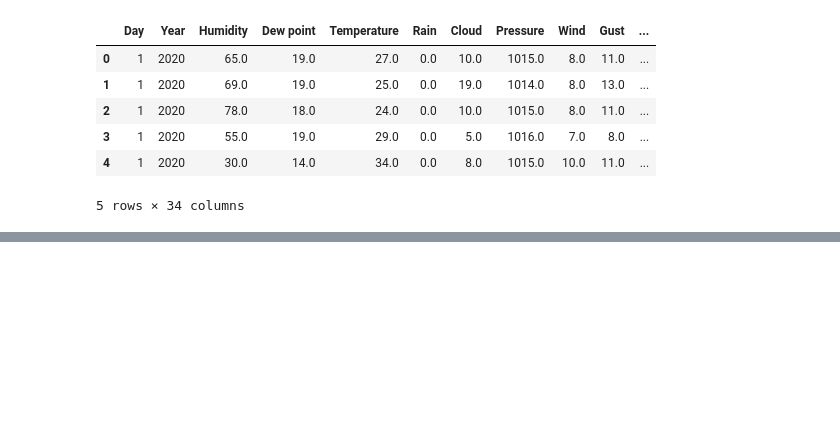
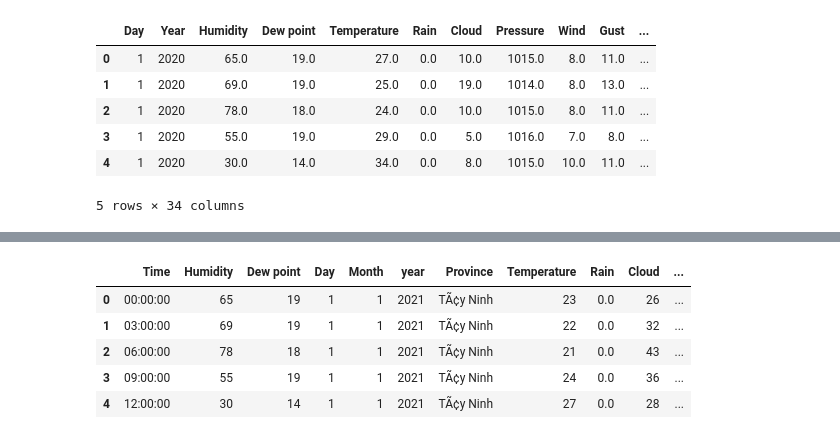
Before and after one commit to thang-dao/weather_analysis, a Jupyter notebook: main.ipynb, the cells around one changed output, grey strips where cells are left out. Drawn from its saved outputs; the diff is of its cells as text; code cells hidden in the pictures; blank space fills up the shorter version.

```diff
--- a/main.ipynb
+++ b/main.ipynb
@@ -220,0 +210,11 @@ with open('intput.json', 'w') as f:
+# %%
+df = pd.read_excel('data/weather_data_VietNam_[2021].xlsx')
+# %%
+df.head()
+# %% [output]
+|  | Time | Humidity | Dew point | Day | Month | year | Province | Temperature | Rain | Cloud | ... |
+| 0 | 00:00:00 | 65 | 19 | 1 | 1 | 2021 | TÃ¢y Ninh | 23 | 0.0 | 26 | ... |
+| 1 | 03:00:00 | 69 | 19 | 1 | 1 | 2021 | TÃ¢y Ninh | 22 | 0.0 | 32 | ... |
+| 2 | 06:00:00 | 78 | 18 | 1 | 1 | 2021 | TÃ¢y Ninh | 21 | 0.0 | 43 | ... |
+| 3 | 09:00:00 | 55 | 19 | 1 | 1 | 2021 | TÃ¢y Ninh | 24 | 0.0 | 36 | ... |
+| 4 | 12:00:00 | 30 | 14 | 1 | 1 | 2021 | TÃ¢y Ninh | 27 | 0.0 | 28 | ... |
```
Also changed, not shown: parts of 7 cells of this notebook, 25 other files.
